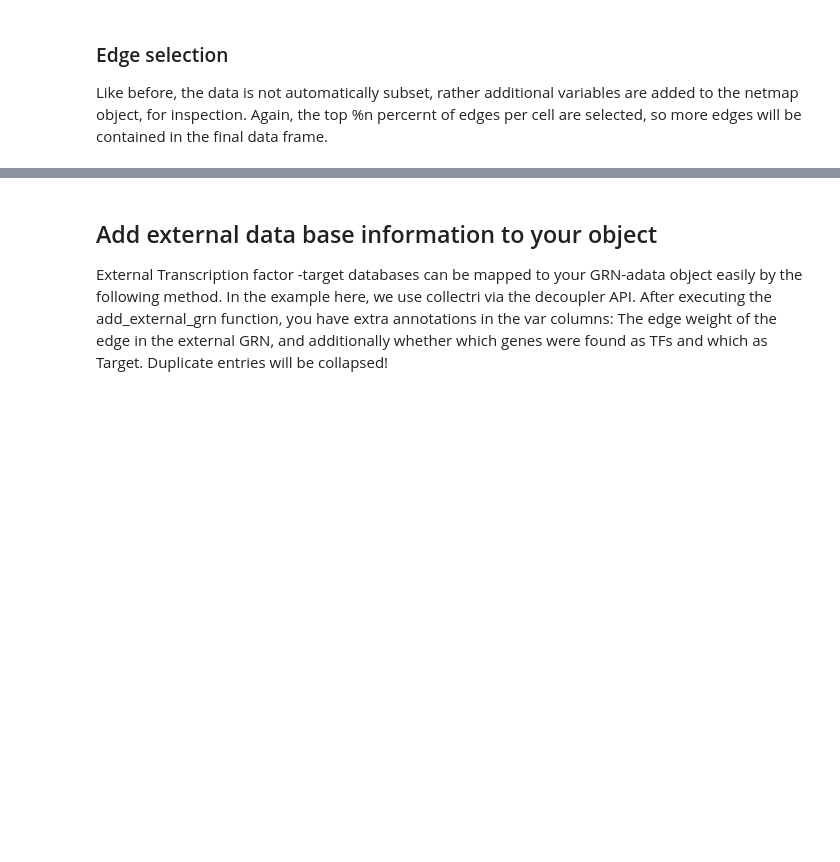
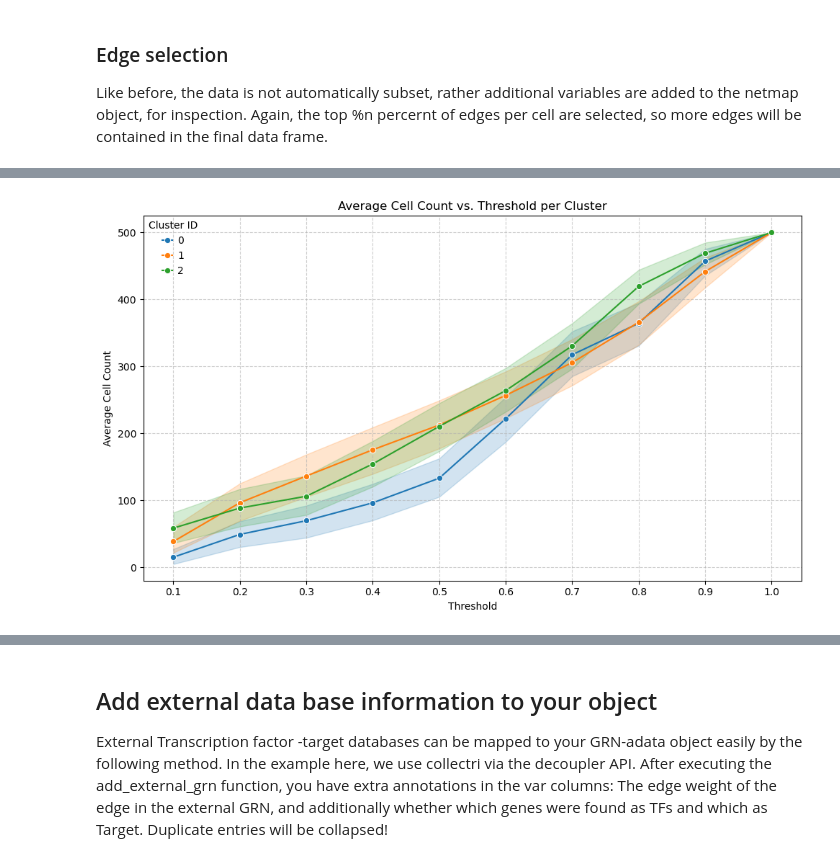
Before and after one commit to bionetslab/netmap, a Jupyter notebook: tutorials/netmap_full_tutorial.ipynb, the cells around one changed output, grey strips where cells are left out. Cells and saved outputs as stored; diff of their text form; code cells hidden in the pictures; blank space fills up the shorter version.

```diff
--- a/tutorials/netmap_full_tutorial.ipynb
+++ b/tutorials/netmap_full_tutorial.ipynb
@@ -132,0 +359,16 @@ grn_adata_filtered = add_top_edge_annotation_cluster(grn_adata_filtered, top_edg
+# %%
+df = grn_adata_filtered.var
+
+df= df.reset_index()
+
+cell_count_cols_full = [
+    col for col in df.columns
+    if col.startswith('cell_count_') and len(col.split('_')) == 4
+]
+
+df_melted = df.melt(
+    id_vars=['source', 'target', 'edge_key'],
+    value_vars=cell_count_cols_full,
+    var_name='metric_cluster',
+    value_name='cell_count'
+)
@@ -132,0 +386,7 @@ grn_adata_filtered = add_top_edge_annotation_cluster(grn_adata_filtered, top_edg
+# %%
+df_melted['threshold'] = df_melted['metric_cluster'].str.split('_').str[2]
+df_melted['cluster_id'] = df_melted['metric_cluster'].str.split('_').str[3]
+
+# Convert columns to correct types for plotting
+df_melted['threshold'] = pd.to_numeric(df_melted['threshold'])
+df_melted['cluster_id'] = df_melted['cluster_id'].astype(str)
@@ -132,0 +396,24 @@ grn_adata_filtered = add_top_edge_annotation_cluster(grn_adata_filtered, top_edg
+# %%
+plt.figure(figsize=(10, 6))
+df_plot = df_melted.sort_values(by='threshold')
+
+g = sns.lineplot(
+    data=df_melted[(df_melted.edge_key.isin( grn_adata_filtered.var[ grn_adata_filtered.var.edge_in_net2==1].index))],
+    x='threshold',
+    y='cell_count',
+    hue='cluster_id',
+    marker='o',
+    dashes=False
+)
+
+
+# Customize the plot
+plt.title('Average Cell Count vs. Threshold per Cluster')
+plt.xlabel('Threshold')
+plt.ylabel('Average Cell Count')
+plt.grid(True, linestyle='--', alpha=0.6)
+plt.legend(title='Cluster ID')
+plt.xticks(df_plot['threshold'].unique())
+plt.tight_layout()
+# %% [output]
+[figure, added]
```
Also changed, not shown: parts of 24 cells of this notebook, 7 other files.
